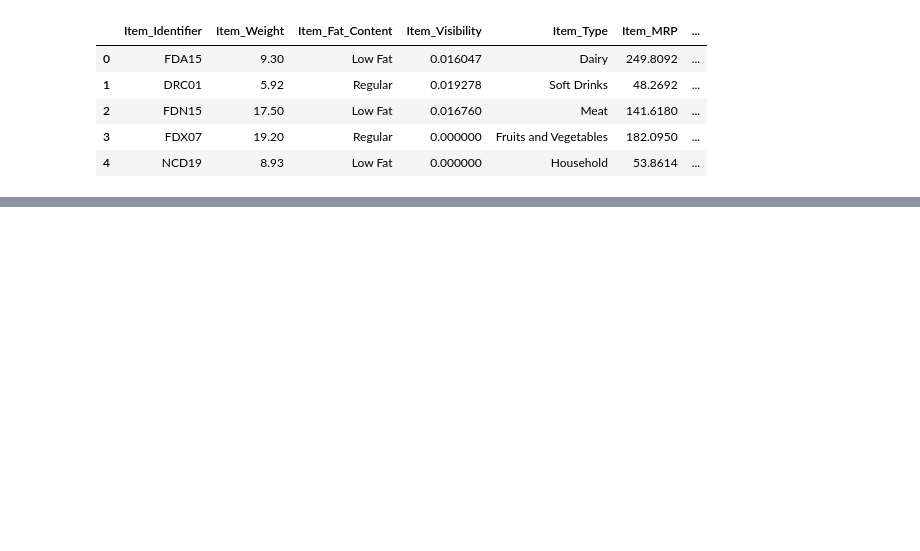
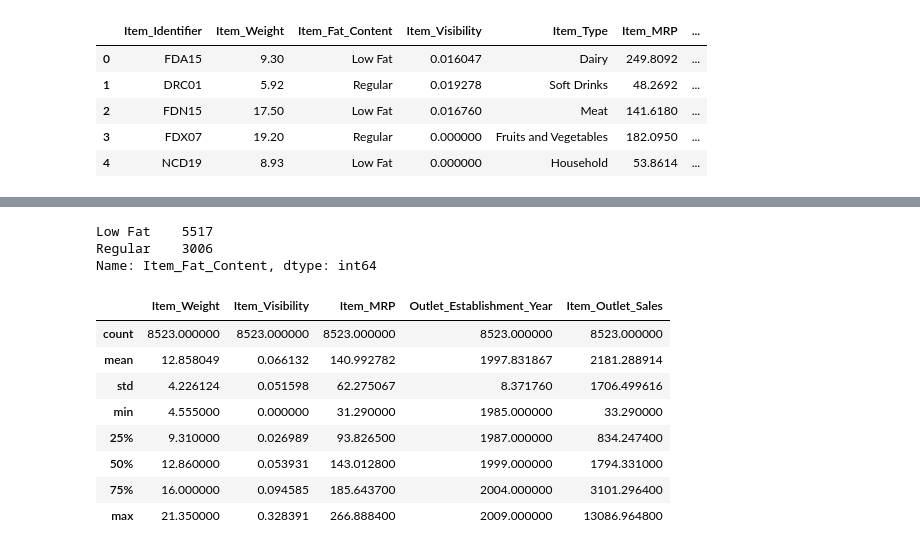
Before and after one commit to hport15/food-sales-predictions, a Jupyter notebook: food_sales_predictions.ipynb, the cells around one changed output, grey strips where cells are left out. Saved outputs shown, nothing was run; the diff lists cells and outputs as text; code cells hidden in the pictures; blank space fills up the shorter version.

```diff
--- a/food_sales_predictions.ipynb
+++ b/food_sales_predictions.ipynb
@@ -15,0 +90,7 @@ df.head()
+# %%
+# 5) Decide on how to address the missing values and do it! (This requires your judgement, so explain your choice).
+
+# I'm going to replace the missing Item_Weight values with the average weight since the other variables can't be used to deterine an item's weight.
+
+df['Item_Weight'].fillna(12.86,inplace=True)
+df.isna().sum()
@@ -15,0 +111,11 @@ df.head()
+# %%
+"""
+I was able to determine that the missing values in the Outlet_Size column are only in the rows with Outlet_Type grocery store
+and supermarket type 1. The 3 sizes are distributed in about a 2:1:1 ratio (S:H:M) for those 2 categories. I'm going to distribute those 3 values based
+on that ratio.
+"""
+missing = df['Outlet_Size'].isna()
+length = sum(missing)
+replacement = random.choices(['Small', 'Medium', 'High'], weights=[.5, .25, .25], k=length)
+df.loc[missing,'Outlet_Size'] = replacement
+df.isna().sum()
@@ -15,0 +236,24 @@ df.head()
+# %%
+# Need to fix low fat categories in Item_Fat_Content column
+
+df['Item_Fat_Content'] = df['Item_Fat_Content'].str.replace('LF',"Low Fat")
+df['Item_Fat_Content'] = df['Item_Fat_Content'].str.replace('low fat',"Low Fat")
+df['Item_Fat_Content'] = df['Item_Fat_Content'].str.replace('reg',"Regular")
+df['Item_Fat_Content'].value_counts()
+# %% [output]
+Low Fat    5517
+Regular    3006
+Name: Item_Fat_Content, dtype: int64
+# %%
+# 8) For any numerical columns, obtain the summary statistics of each (min, max, mean)
+df.describe()
+# %% [output]
+|  | Item_Weight | Item_Visibility | Item_MRP | Outlet_Establishment_Year | Item_Outlet_Sales |
+| count | 8523.000000 | 8523.000000 | 8523.000000 | 8523.000000 | 8523.000000 |
+| mean | 12.858049 | 0.066132 | 140.992782 | 1997.831867 | 2181.288914 |
+| std | 4.226124 | 0.051598 | 62.275067 | 8.371760 | 1706.499616 |
+| min | 4.555000 | 0.000000 | 31.290000 | 1985.000000 | 33.290000 |
+| 25% | 9.310000 | 0.026989 | 93.826500 | 1987.000000 | 834.247400 |
+| 50% | 12.860000 | 0.053931 | 143.012800 | 1999.000000 | 1794.331000 |
+| 75% | 16.000000 | 0.094585 | 185.643700 | 2004.000000 | 3101.296400 |
+| max | 21.350000 | 0.328391 | 266.888400 | 2009.000000 | 13086.964800 |
```
Also changed, not shown: parts of 17 cells of this notebook.
